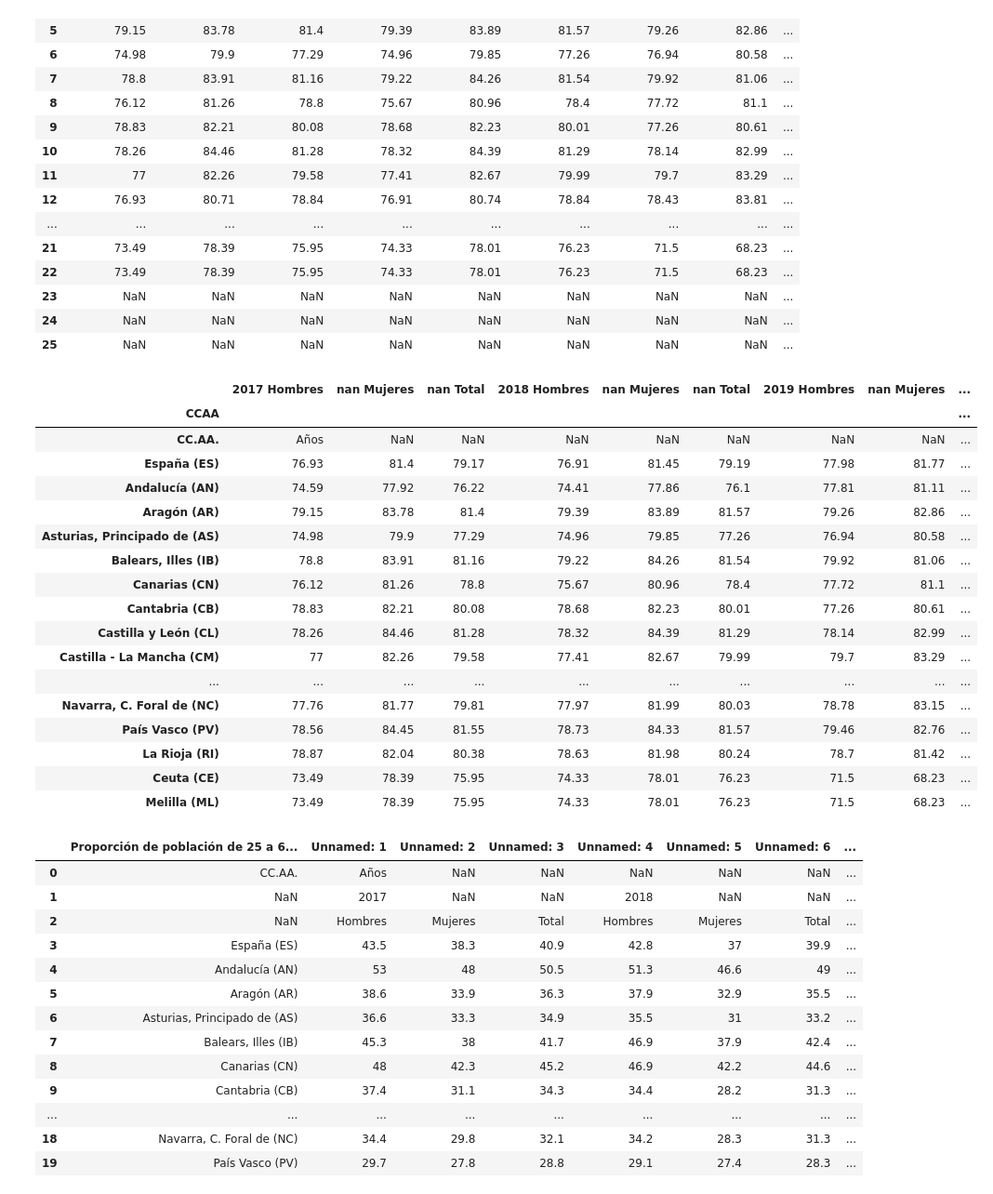
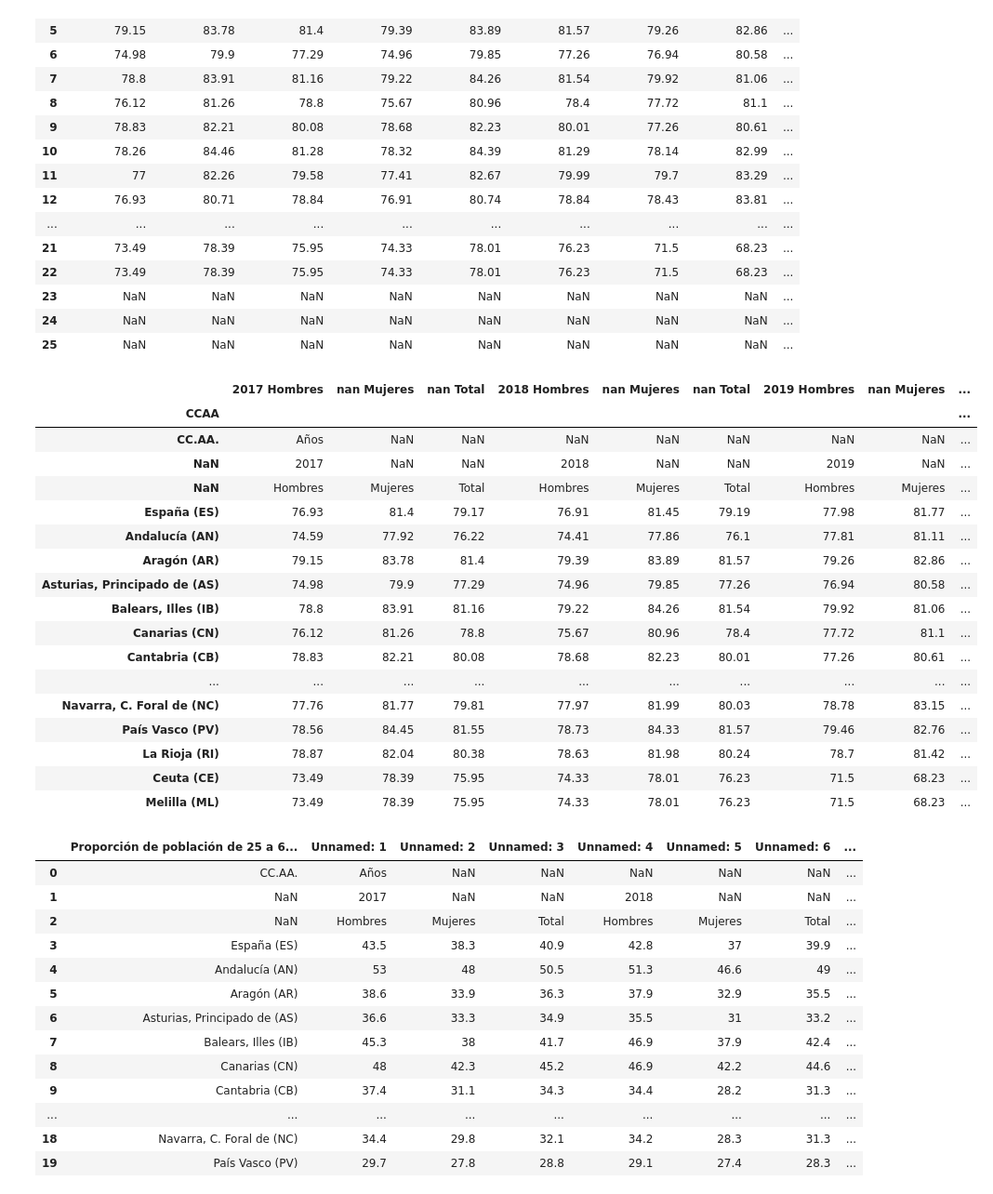
Before and after one commit to ClaraGallardo/Final-Proyect, a Jupyter notebook: notebook/Limpieza.ipynb, the cells around one changed output. Shown at 93% size. Cells and saved outputs as stored; diff of their text form; code cells hidden in the pictures.

Commit message:
limpieza

```diff
--- a/notebook/Limpieza.ipynb
+++ b/notebook/Limpieza.ipynb
@@ -91,40 +91,39 @@ dato
 # %%
 df1 = df1.drop(df1.tail(3).index) # BORRAR LAS TRES ULTIMAS FILAS , OLO TODOS LO TIENEN ¡¡
 # %%
-def renombrar_columnas(df):
+  def limpieza(df):
 
-    nuevas_columnas = ['CCAA'] + [str(anio) + ' ' + genero for anio, genero in zip(df.iloc[1, 1:], df.iloc[2, 1:])]
+    nuevas_columnas = ['CCAA'] + [str(anio) + ' ' + genero for anio, genero in zip(df.iloc[1, 1:], df.iloc[2, 1:])]  # meter número anterior ni es nan
 
     df.columns = nuevas_columnas
 
-    df = df.drop([df.index[1], df.index[2]])
+    # df = df.drop([df.index[1], df.index[2]])
 
     df = df.set_index('CCAA')
 
-    return df
 
-df1 = renombrar_columnas(df1)
+df2 = renombrar_columnas(df1)
-# %%
-df1
-# %% [output]
-|  | 2017 Hombres | nan Mujeres | nan Total | 2018 Hombres | nan Mujeres | nan Total | 2019 Hombres | nan Mujeres | ... |
-| CCAA |  |  |  |  |  |  |  |  | ... |
-| CC.AA. | Años | NaN | NaN | NaN | NaN | NaN | NaN | NaN | ... |
-| España (ES) | 76.93 | 81.4 | 79.17 | 76.91 | 81.45 | 79.19 | 77.98 | 81.77 | ... |
-| Andalucía (AN) | 74.59 | 77.92 | 76.22 | 74.41 | 77.86 | 76.1 | 77.81 | 81.11 | ... |
-| Aragón (AR) | 79.15 | 83.78 | 81.4 | 79.39 | 83.89 | 81.57 | 79.26 | 82.86 | ... |
-| Asturias, Principado de (AS) | 74.98 | 79.9 | 77.29 | 74.96 | 79.85 | 77.26 | 76.94 | 80.58 | ... |
-| Balears, Illes (IB) | 78.8 | 83.91 | 81.16 | 79.22 | 84.26 | 81.54 | 79.92 | 81.06 | ... |
-| Canarias (CN) | 76.12 | 81.26 | 78.8 | 75.67 | 80.96 | 78.4 | 77.72 | 81.1 | ... |
-| Cantabria (CB) | 78.83 | 82.21 | 80.08 | 78.68 | 82.23 | 80.01 | 77.26 | 80.61 | ... |
-| Castilla y León (CL) | 78.26 | 84.46 | 81.28 | 78.32 | 84.39 | 81.29 | 78.14 | 82.99 | ... |
-| Castilla - La Mancha (CM) | 77 | 82.26 | 79.58 | 77.41 | 82.67 | 79.99 | 79.7 | 83.29 | ... |
-| ... | ... | ... | ... | ... | ... | ... | ... | ... | ... |
-| Navarra, C. Foral de (NC) | 77.76 | 81.77 | 79.81 | 77.97 | 81.99 | 80.03 | 78.78 | 83.15 | ... |
-| País Vasco (PV) | 78.56 | 84.45 | 81.55 | 78.73 | 84.33 | 81.57 | 79.46 | 82.76 | ... |
-| La Rioja (RI) | 78.87 | 82.04 | 80.38 | 78.63 | 81.98 | 80.24 | 78.7 | 81.42 | ... |
-| Ceuta (CE) | 73.49 | 78.39 | 75.95 | 74.33 | 78.01 | 76.23 | 71.5 | 68.23 | ... |
-| Melilla (ML) | 73.49 | 78.39 | 75.95 | 74.33 | 78.01 | 76.23 | 71.5 | 68.23 | ... |
+# %%
+df2
+# %% [output]
+|  | 2017 Hombres | nan Mujeres | nan Total | 2018 Hombres | nan Mujeres | nan Total | 2019 Hombres | nan Mujeres | ... |
+| CCAA |  |  |  |  |  |  |  |  | ... |
+| CC.AA. | Años | NaN | NaN | NaN | NaN | NaN | NaN | NaN | ... |
+| NaN | 2017 | NaN | NaN | 2018 | NaN | NaN | 2019 | NaN | ... |
+| NaN | Hombres | Mujeres | Total | Hombres | Mujeres | Total | Hombres | Mujeres | ... |
+| España (ES) | 76.93 | 81.4 | 79.17 | 76.91 | 81.45 | 79.19 | 77.98 | 81.77 | ... |
+| Andalucía (AN) | 74.59 | 77.92 | 76.22 | 74.41 | 77.86 | 76.1 | 77.81 | 81.11 | ... |
+| Aragón (AR) | 79.15 | 83.78 | 81.4 | 79.39 | 83.89 | 81.57 | 79.26 | 82.86 | ... |
+| Asturias, Principado de (AS) | 74.98 | 79.9 | 77.29 | 74.96 | 79.85 | 77.26 | 76.94 | 80.58 | ... |
+| Balears, Illes (IB) | 78.8 | 83.91 | 81.16 | 79.22 | 84.26 | 81.54 | 79.92 | 81.06 | ... |
+| Canarias (CN) | 76.12 | 81.26 | 78.8 | 75.67 | 80.96 | 78.4 | 77.72 | 81.1 | ... |
+| Cantabria (CB) | 78.83 | 82.21 | 80.08 | 78.68 | 82.23 | 80.01 | 77.26 | 80.61 | ... |
+| ... | ... | ... | ... | ... | ... | ... | ... | ... | ... |
+| Navarra, C. Foral de (NC) | 77.76 | 81.77 | 79.81 | 77.97 | 81.99 | 80.03 | 78.78 | 83.15 | ... |
+| País Vasco (PV) | 78.56 | 84.45 | 81.55 | 78.73 | 84.33 | 81.57 | 79.46 | 82.76 | ... |
+| La Rioja (RI) | 78.87 | 82.04 | 80.38 | 78.63 | 81.98 | 80.24 | 78.7 | 81.42 | ... |
+| Ceuta (CE) | 73.49 | 78.39 | 75.95 | 74.33 | 78.01 | 76.23 | 71.5 | 68.23 | ... |
+| Melilla (ML) | 73.49 | 78.39 | 75.95 | 74.33 | 78.01 | 76.23 | 71.5 | 68.23 | ... |
 # %%
 tasa = pd.read_excel('..\data\Proporcion_de_poblacion_de_25_a_64_anos_con_nivel_de_estudios_de_1_Etapa_de_educacion_secundaria_o_inferior.xls')
 # %%
```
Also changed, not shown: 2 other files.
